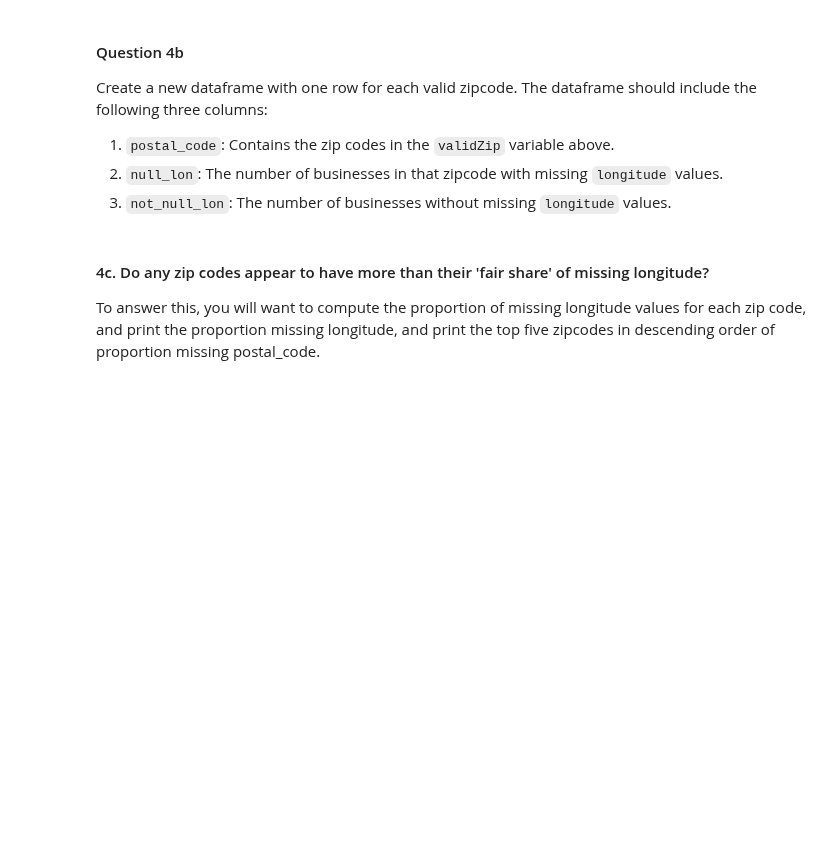
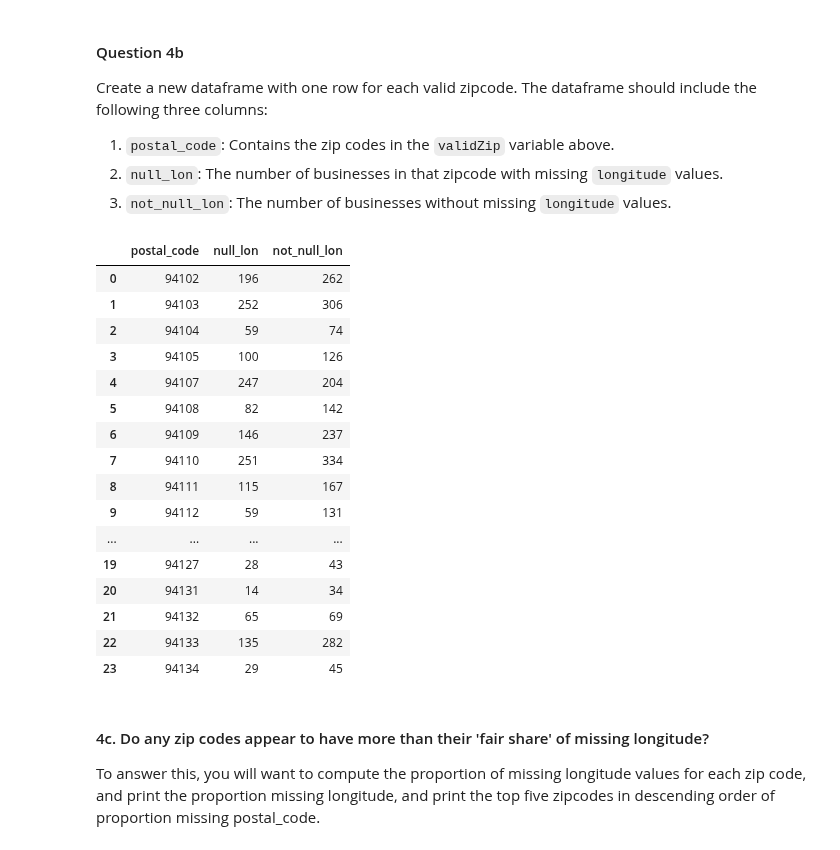
Before and after one commit to daisybellelewis/CYPLAN255, a Jupyter notebook: assignments/assignment_3/assignment_3_meera_duggal.ipynb, the cells around one changed output. Cells and saved outputs as stored; diff of their text form; code cells hidden in the pictures; blank space fills up the shorter version.

```diff
--- a/assignments/assignment_3/assignment_3_meera_duggal.ipynb
+++ b/assignments/assignment_3/assignment_3_meera_duggal.ipynb
@@ -69,0 +125,4 @@ vb = bus[bus['postal_code'].isin(validZip)]
+# %%
+bus_valid = bus[bus['postal_code'].isin(validZip)]
+print('There are now', len(bus_valid.business_id.unique()),
+      'many business in the new dataframe')
@@ -89,6 +153,31 @@ Create a new dataframe with one row for each valid zipcode. The dataframe should
 1. `postal_code`: Contains the zip codes in the `validZip` variable above.
 2. `null_lon`: The number of businesses in that zipcode with missing `longitude` values.
 3. `not_null_lon`: The number of businesses without missing `longitude` values.
+# %%
+#this is getting the columns of values that are null
+nulls = bus_valid[pd.isnull(bus_valid['longitude'])].groupby('postal_code').size()
+not_nulls = bus_valid[pd.notnull(bus_valid['longitude'])].groupby('postal_code').size()
+new_df = pd.DataFrame([validZip, nulls, not_nulls]).transpose()
+new_df = new_df.rename(columns={0:'postal_code', 1:'null_lon', 2:'not_null_lon'})
+new_df
+# %% [output]
+|  | postal_code | null_lon | not_null_lon |
+| 0 | 94102 | 196 | 262 |
+| 1 | 94103 | 252 | 306 |
+| 2 | 94104 | 59 | 74 |
+| 3 | 94105 | 100 | 126 |
+| 4 | 94107 | 247 | 204 |
+| 5 | 94108 | 82 | 142 |
+| 6 | 94109 | 146 | 237 |
+| 7 | 94110 | 251 | 334 |
+| 8 | 94111 | 115 | 167 |
+| 9 | 94112 | 59 | 131 |
+| ... | ... | ... | ... |
+| 19 | 94127 | 28 | 43 |
+| 20 | 94131 | 14 | 34 |
+| 21 | 94132 | 65 | 69 |
+| 22 | 94133 | 135 | 282 |
+| 23 | 94134 | 29 | 45 |
 # %% [markdown]
 #### 4c. Do any zip codes appear to have more than their 'fair share' of missing longitude?
 
```
Also changed, not shown: parts of 24 cells of this notebook.
